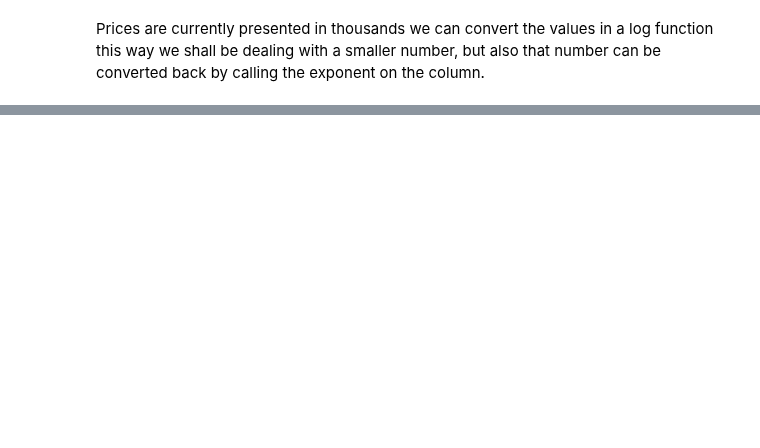
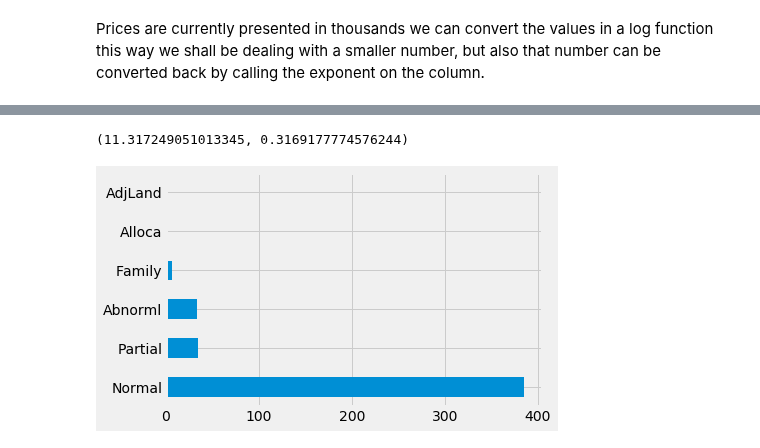
Before and after one commit to MrRutledge/ML_Practice, a Jupyter notebook: House_Prices_Dataset.ipynb, the cells around one changed output, grey strips where cells are left out. Saved outputs shown, nothing was run; the diff lists cells and outputs as text; code cells hidden in the pictures; blank space fills up the shorter version.

```diff
--- a/House_Prices_Dataset.ipynb
+++ b/House_Prices_Dataset.ipynb
@@ -110,0 +320,8 @@ df['SalePricelog']=np.log(df['SalePrice'])
+# %%
+dfh_trn, y_trn, nas = proc_df(df, 'SalePricelog')
+X_train, X_valid = split_vals( dfh_trn, n_train)
+y_train, y_valid = split_vals( y_trn, n_train)
+# %%
+model = RandomForestRegressor(n_estimators=45,n_jobs=-1, oob_score=True)
+%time model.fit(X_train,y_train)
+print_score(model)
@@ -110,0 +332,5 @@ df['SalePricelog']=np.log(df['SalePrice'])
+# %%
+predictions = np.stack([t.predict(X_valid) for t in model.estimators_])
+np.mean(predictions[:,0]), np.std(predictions[:,0])
+# %% [output]
+(11.317249051013345, 0.3169177774576244)
@@ -110,0 +343,7 @@ df['SalePricelog']=np.log(df['SalePrice'])
+# %%
+x = df_valid.copy()
+x['predictions_std'] = np.std(predictions, axis=0)
+x['Mean_preds'] = np.mean(predictions, axis=0)
+x.SaleCondition.value_counts().plot.barh();
+# %% [output]
+[figure, added]
```
Also changed, not shown: parts of 37 cells of this notebook.
